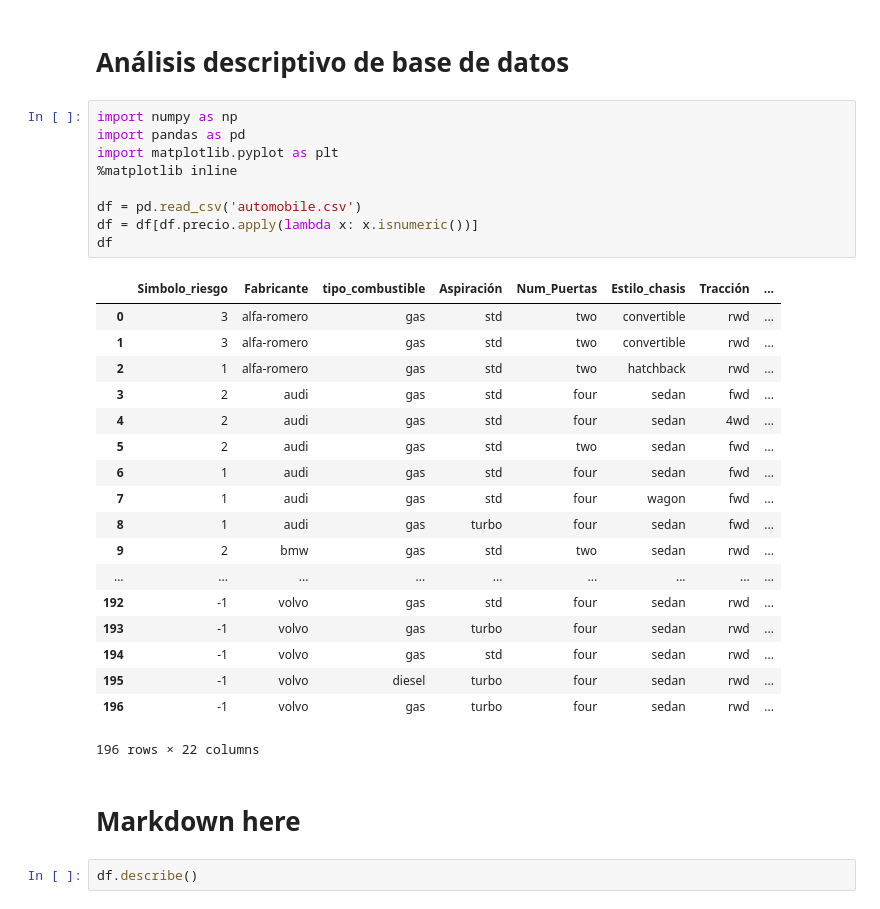
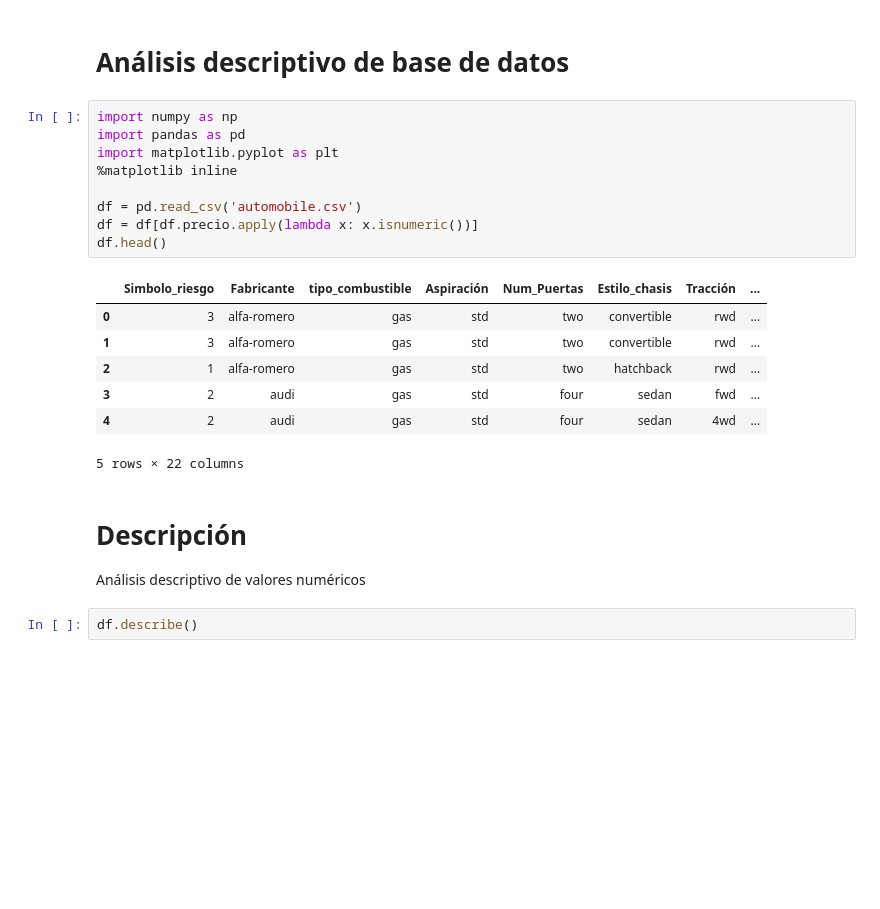
Before and after one commit to Manolomon/automobile-analysis, a Jupyter notebook: analysis.ipynb, the cells around one changed output. Saved outputs shown, nothing was run; the diff lists cells and outputs as text; blank space fills up the shorter version.

```diff
--- a/analysis.ipynb
+++ b/analysis.ipynb
@@ -3,33 +3,24 @@
 # %%
 import numpy as np
 import pandas as pd
 import matplotlib.pyplot as plt
 %matplotlib inline
 
 df = pd.read_csv('automobile.csv')
 df = df[df.precio.apply(lambda x: x.isnumeric())]
-df
+df.head()
 # %% [output]
 |  | Simbolo_riesgo | Fabricante | tipo_combustible | Aspiración | Num_Puertas | Estilo_chasis | Tracción | ... |
 | 0 | 3 | alfa-romero | gas | std | two | convertible | rwd | ... |
 | 1 | 3 | alfa-romero | gas | std | two | convertible | rwd | ... |
 | 2 | 1 | alfa-romero | gas | std | two | hatchback | rwd | ... |
 | 3 | 2 | audi | gas | std | four | sedan | fwd | ... |
 | 4 | 2 | audi | gas | std | four | sedan | 4wd | ... |
-| 5 | 2 | audi | gas | std | two | sedan | fwd | ... |
-| 6 | 1 | audi | gas | std | four | sedan | fwd | ... |
-| 7 | 1 | audi | gas | std | four | wagon | fwd | ... |
-| 8 | 1 | audi | gas | turbo | four | sedan | fwd | ... |
-| 9 | 2 | bmw | gas | std | two | sedan | rwd | ... |
-| ... | ... | ... | ... | ... | ... | ... | ... | ... |
-| 192 | -1 | volvo | gas | std | four | sedan | rwd | ... |
-| 193 | -1 | volvo | gas | turbo | four | sedan | rwd | ... |
-| 194 | -1 | volvo | gas | std | four | sedan | rwd | ... |
-| 195 | -1 | volvo | diesel | turbo | four | sedan | rwd | ... |
-| 196 | -1 | volvo | gas | turbo | four | sedan | rwd | ... |
-196 rows × 22 columns
+5 rows × 22 columns
-# %% [markdown]
-# Markdown here
+# %% [markdown]
+# Descripción
+
+Análisis descriptivo de valores numéricos
 # %%
 df.describe()
 # %% [output]
```
